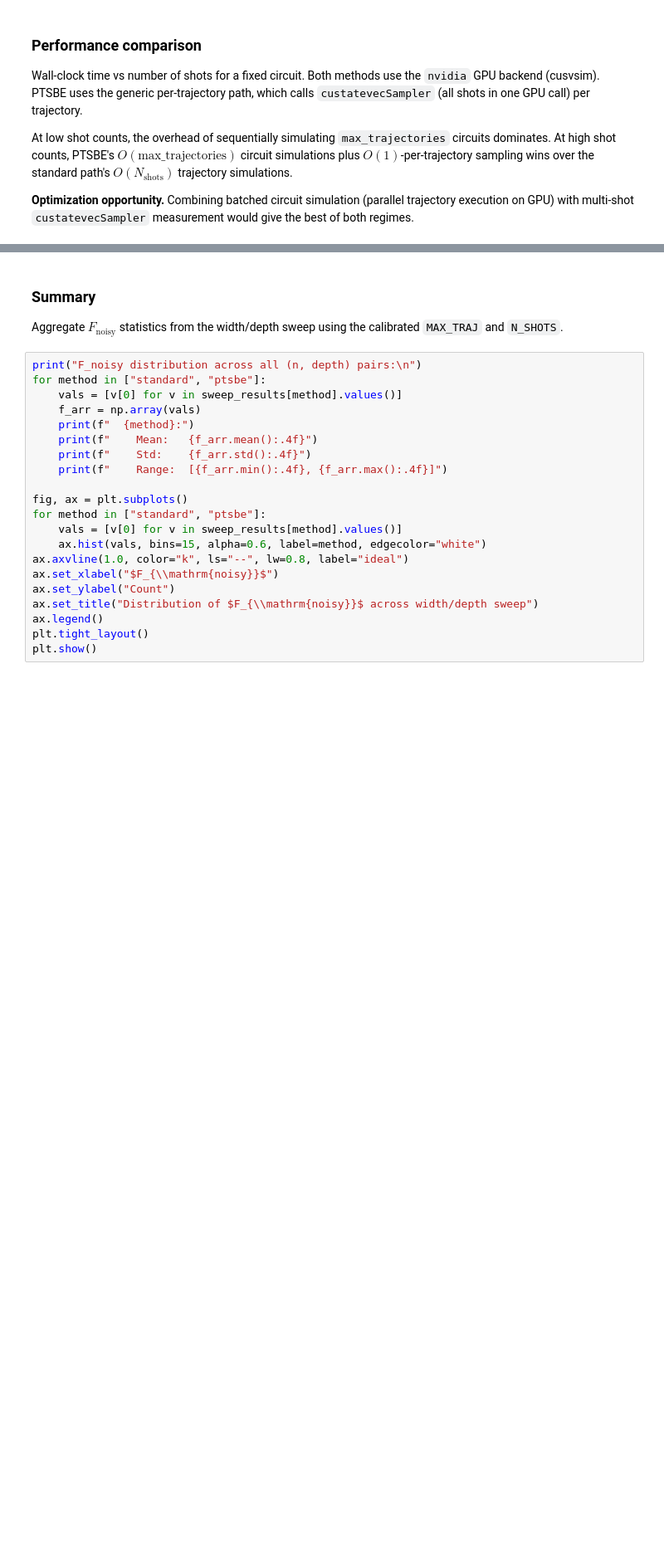
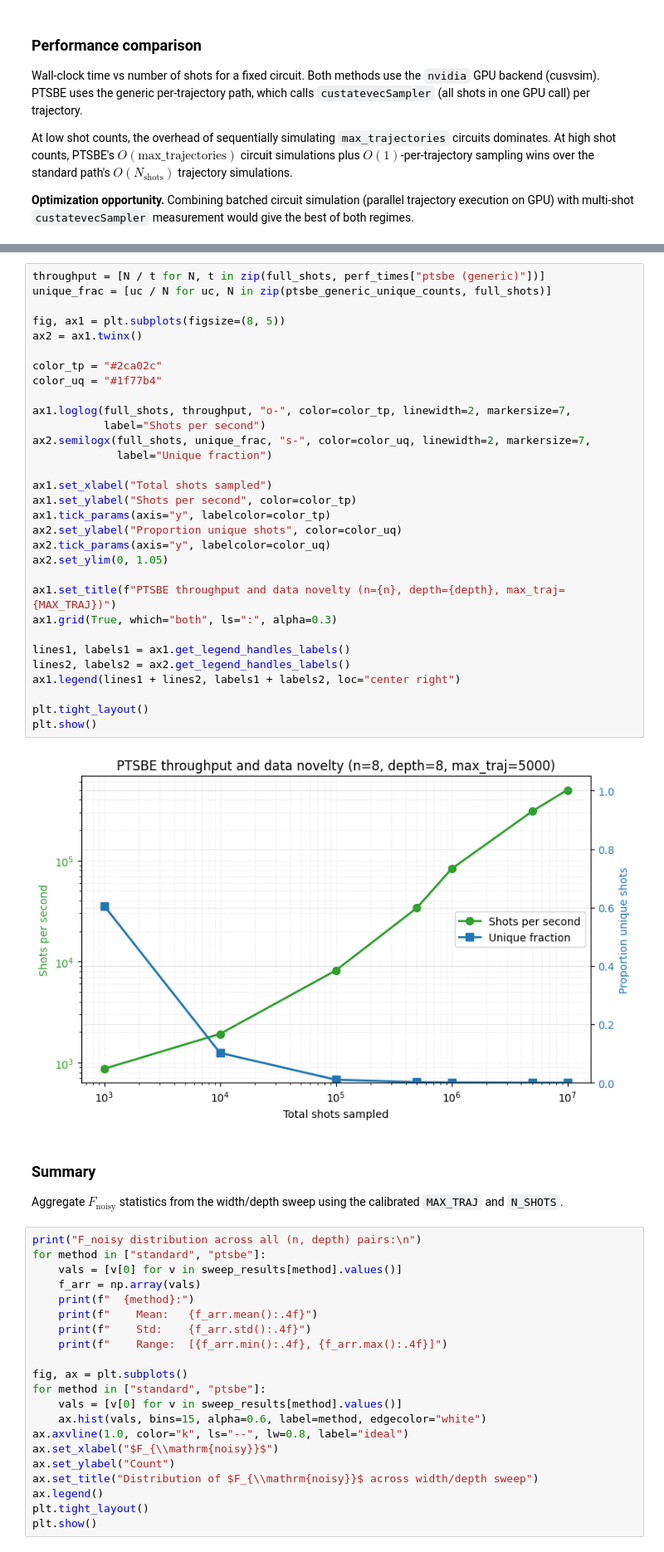
Before and after one commit to taalexander/cuda-quantum, a Jupyter notebook: docs/sphinx/examples/python/ptsbe_accuracy_verification.ipynb, the cells around one changed output, grey strips where cells are left out. Shown at 83% size. Saved outputs shown, nothing was run; the diff lists cells and outputs as text; blank space fills up the shorter version.

Commit message:
Proportional demonstration.
Signed-off-by: Thomas Alexander <talexander@nvidia.com>

```diff
--- a/docs/sphinx/examples/python/ptsbe_accuracy_verification.ipynb
+++ b/docs/sphinx/examples/python/ptsbe_accuracy_verification.ipynb
@@ -815,3 +836,36 @@ plt.show()
+# %%
+throughput = [N / t for N, t in zip(full_shots, perf_times["ptsbe (generic)"])]
+unique_frac = [uc / N for uc, N in zip(ptsbe_generic_unique_counts, full_shots)]
+
+fig, ax1 = plt.subplots(figsize=(8, 5))
+ax2 = ax1.twinx()
+
+color_tp = "#2ca02c"
+color_uq = "#1f77b4"
+
+ax1.loglog(full_shots, throughput, "o-", color=color_tp, linewidth=2, markersize=7,
+           label="Shots per second")
+ax2.semilogx(full_shots, unique_frac, "s-", color=color_uq, linewidth=2, markersize=7,
+             label="Unique fraction")
+
+ax1.set_xlabel("Total shots sampled")
+ax1.set_ylabel("Shots per second", color=color_tp)
+ax1.tick_params(axis="y", labelcolor=color_tp)
+ax2.set_ylabel("Proportion unique shots", color=color_uq)
+ax2.tick_params(axis="y", labelcolor=color_uq)
+ax2.set_ylim(0, 1.05)
+
+ax1.set_title(f"PTSBE throughput and data novelty (n={n}, depth={depth}, max_traj={MAX_TRAJ})")
+ax1.grid(True, which="both", ls=":", alpha=0.3)
+
+lines1, labels1 = ax1.get_legend_handles_labels()
+lines2, labels2 = ax2.get_legend_handles_labels()
+ax1.legend(lines1 + lines2, labels1 + labels2, loc="center right")
+
+plt.tight_layout()
+plt.show()
+# %% [output]
+[figure, added]
 # %% [markdown]
 ### Summary
 
```
Also changed, not shown: parts of 19 cells of this notebook.
